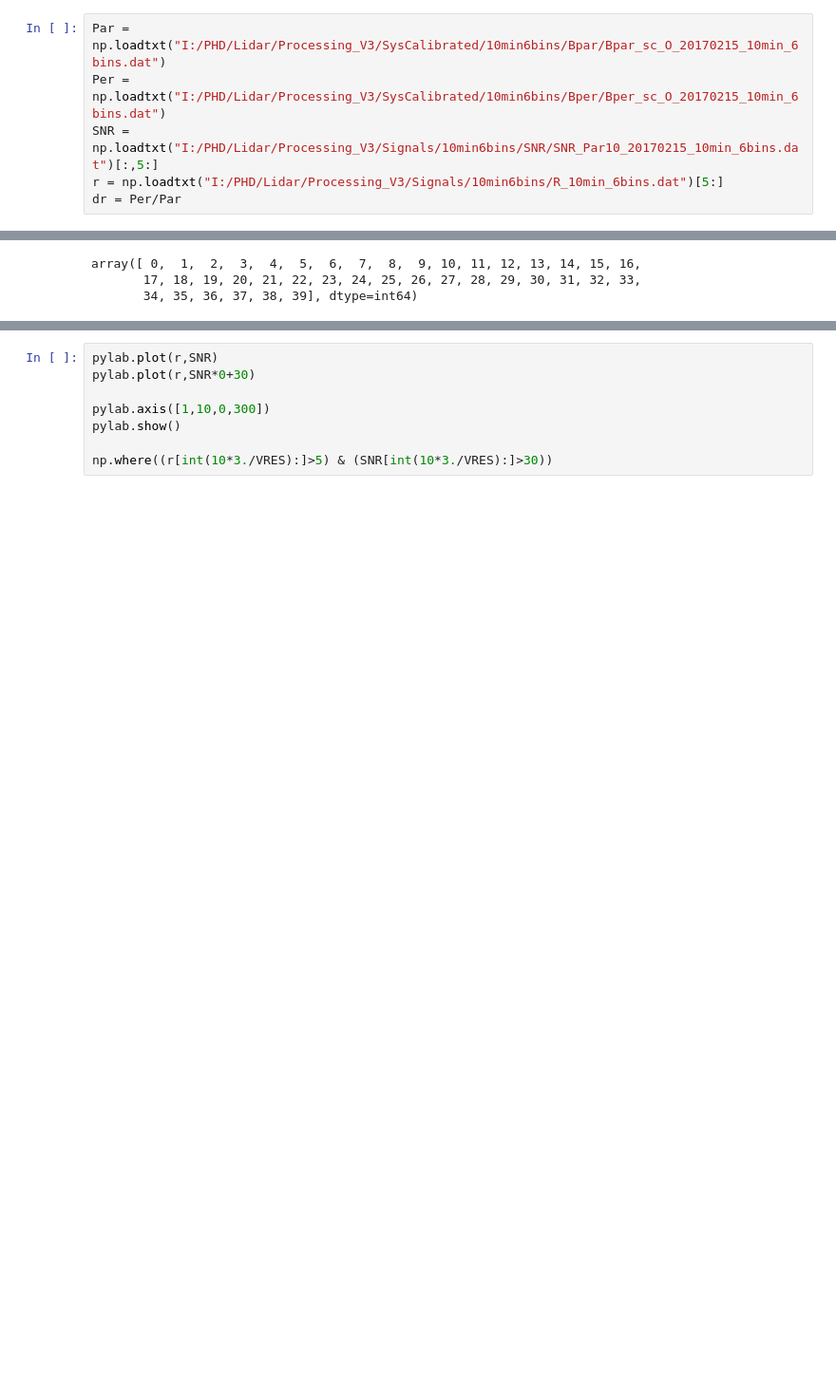
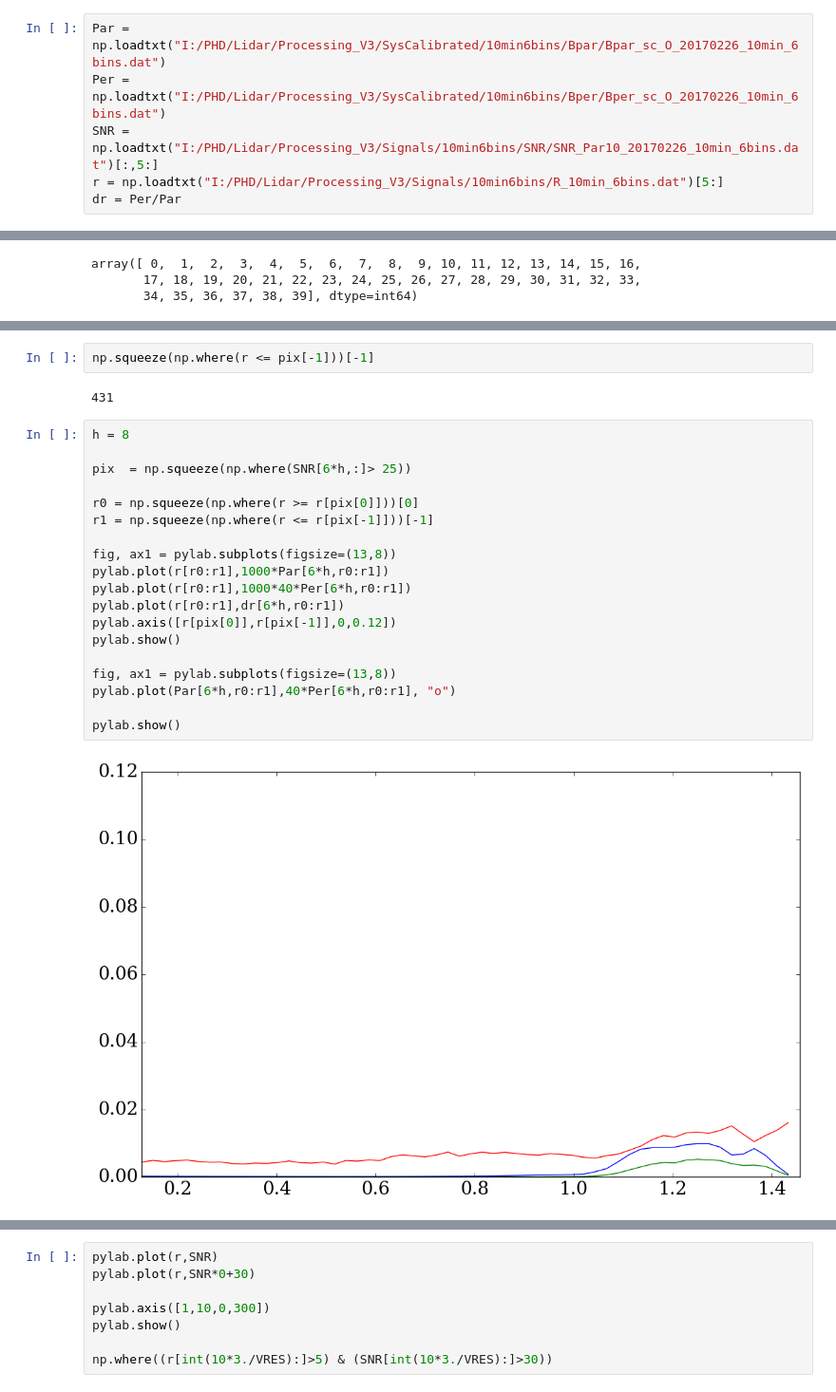
Before and after one commit to cduranalarcon/Lidar_DDU, a Jupyter notebook: Notebooks/System_calibration.ipynb, the cells around one changed output, grey strips where cells are left out. Shown: that part at 95% size. Cells and saved outputs as stored; diff of their text form; blank space fills up the shorter version.

```diff
--- a/Notebooks/System_calibration.ipynb
+++ b/Notebooks/System_calibration.ipynb
@@ -323,9 +323,9 @@ np.savetxt(path_in+"Overlapping_"+str(TRES)+"min_"+str(VRES)+"bins_08032017_14UT
 # %% [markdown]
 ## Cross-talk correction
 # %%
-Par =  np.loadtxt("I:/PHD/Lidar/Processing_V3/SysCalibrated/10min6bins/Bpar/Bpar_sc_O_20170215_10min_6bins.dat")
-Per =  np.loadtxt("I:/PHD/Lidar/Processing_V3/SysCalibrated/10min6bins/Bper/Bper_sc_O_20170215_10min_6bins.dat")
-SNR =  np.loadtxt("I:/PHD/Lidar/Processing_V3/Signals/10min6bins/SNR/SNR_Par10_20170215_10min_6bins.dat")[:,5:]
+Par =  np.loadtxt("I:/PHD/Lidar/Processing_V3/SysCalibrated/10min6bins/Bpar/Bpar_sc_O_20170226_10min_6bins.dat")
+Per =  np.loadtxt("I:/PHD/Lidar/Processing_V3/SysCalibrated/10min6bins/Bper/Bper_sc_O_20170226_10min_6bins.dat")
+SNR =  np.loadtxt("I:/PHD/Lidar/Processing_V3/Signals/10min6bins/SNR/SNR_Par10_20170226_10min_6bins.dat")[:,5:]
 r = np.loadtxt("I:/PHD/Lidar/Processing_V3/Signals/10min6bins/R_10min_6bins.dat")[5:]
 dr = Per/Par
 # %%
@@ -364,0 +347,25 @@ pylab.show()
+# %%
+np.squeeze(np.where(r <= pix[-1]))[-1]
+# %% [output]
+431
+# %%
+h = 8
+
+pix  = np.squeeze(np.where(SNR[6*h,:]> 25))
+
+r0 = np.squeeze(np.where(r >= r[pix[0]]))[0]
+r1 = np.squeeze(np.where(r <= r[pix[-1]]))[-1]
+
+fig, ax1 = pylab.subplots(figsize=(13,8))
+pylab.plot(r[r0:r1],1000*Par[6*h,r0:r1])
+pylab.plot(r[r0:r1],1000*40*Per[6*h,r0:r1])
+pylab.plot(r[r0:r1],dr[6*h,r0:r1])
+pylab.axis([r[pix[0]],r[pix[-1]],0,0.12])
+pylab.show()
+
+fig, ax1 = pylab.subplots(figsize=(13,8))
+pylab.plot(Par[6*h,r0:r1],40*Per[6*h,r0:r1], "o")
+
+pylab.show()
+# %% [output]
+[figure, added]
```
Also changed, not shown: parts of 3 cells of this notebook.
